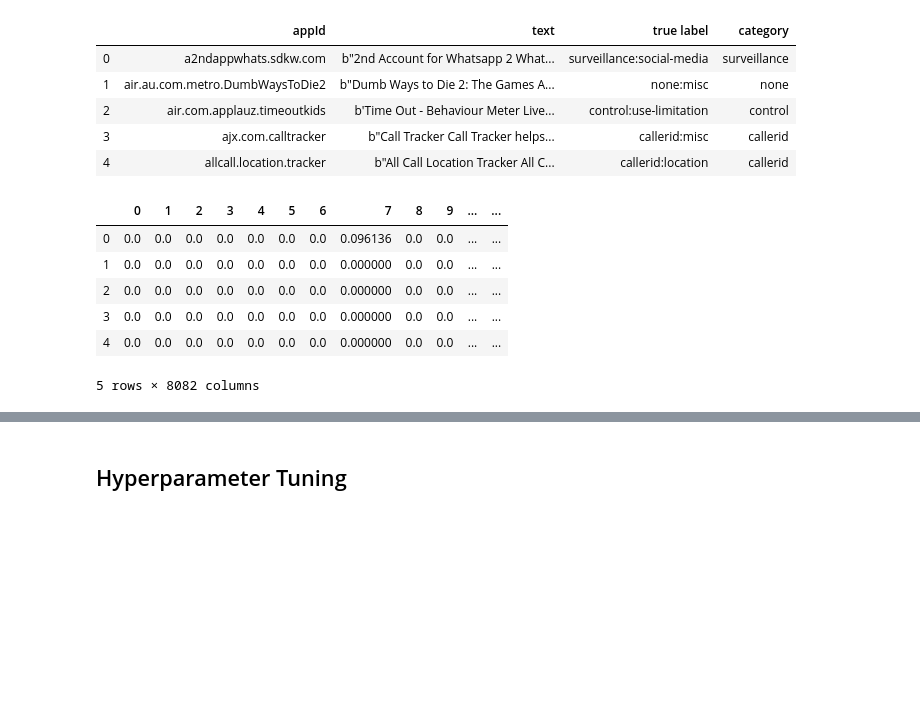
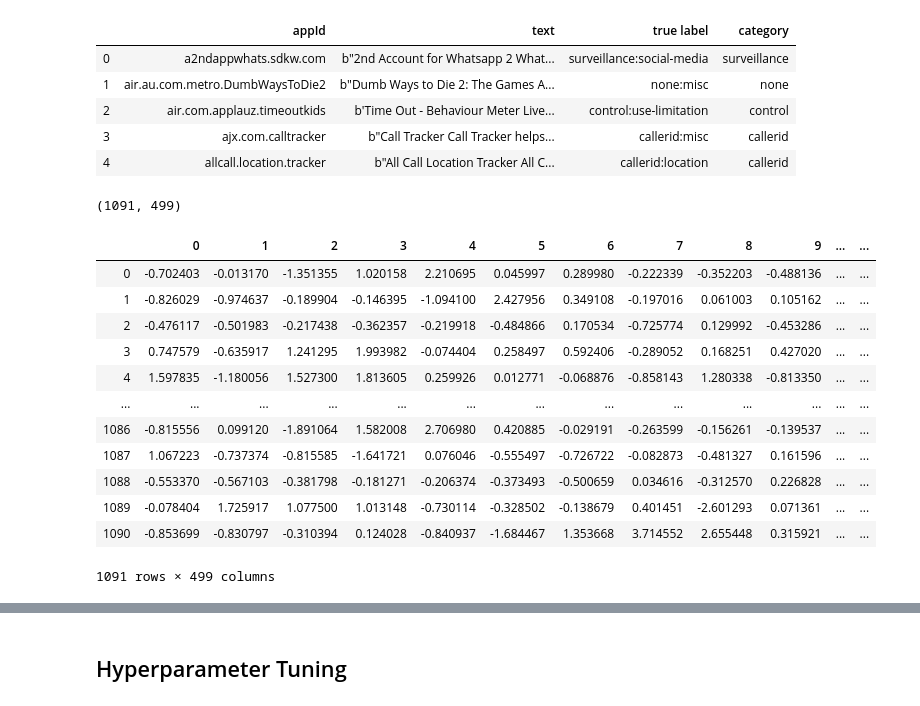
Before and after one commit to dni138/ML_IPV, a Jupyter notebook: Model_Experimentation_Apps.ipynb, the cells around one changed output, grey strips where cells are left out. Drawn from its saved outputs; the diff is of its cells as text; code cells hidden in the pictures; blank space fills up the shorter version.

Commit message:
More changes to include feature selection

```diff
--- a/Model_Experimentation_Apps.ipynb
+++ b/Model_Experimentation_Apps.ipynb
@@ -362,22 +400,39 @@ jaco = tfidf(stop_words = stopwords, min_df = 5)
 vocabulary = jaco.fit(data.text.values)
 all_labeled_data = vocabulary.transform(data.text.values)
 all_labeled_data = all_labeled_data.toarray()
+# %%
+selectK = SelectKBest(chi2, k = 500)
+selectK.fit(all_labeled_data, data.category)
+bestK_all = selectK.transform(all_labeled_data)
+pca = PCA(n_components = 'mle', whiten = True, svd_solver = 'full')
+pca.fit(bestK_all)
+pca_all = pca.transform(bestK_all)
+# %%
+pca_all.shape
+# %% [output]
+(1091, 499)
 # %%
-data = pd.concat([data, pd.DataFrame(all_labeled_data)], axis = 1)
+data = pd.concat([data, pd.DataFrame(pca_all)], axis = 1)
 # %%
 workable_data = data.drop(['appId', 'text', 'true label', 'category'], axis = 1)
 #workable_labels = label_binarize(data.category.values, classes = list(set(data.category.values)))
 workable_labels = data.category.values
 # %%
-workable_data.head()
+workable_data
 # %% [output]
 |  | 0 | 1 | 2 | 3 | 4 | 5 | 6 | 7 | 8 | 9 | ... | ... |
-| 0 | 0.0 | 0.0 | 0.0 | 0.0 | 0.0 | 0.0 | 0.0 | 0.096136 | 0.0 | 0.0 | ... | ... |
-| 1 | 0.0 | 0.0 | 0.0 | 0.0 | 0.0 | 0.0 | 0.0 | 0.000000 | 0.0 | 0.0 | ... | ... |
-| 2 | 0.0 | 0.0 | 0.0 | 0.0 | 0.0 | 0.0 | 0.0 | 0.000000 | 0.0 | 0.0 | ... | ... |
-| 3 | 0.0 | 0.0 | 0.0 | 0.0 | 0.0 | 0.0 | 0.0 | 0.000000 | 0.0 | 0.0 | ... | ... |
-| 4 | 0.0 | 0.0 | 0.0 | 0.0 | 0.0 | 0.0 | 0.0 | 0.000000 | 0.0 | 0.0 | ... | ... |
+| 0 | -0.702403 | -0.013170 | -1.351355 | 1.020158 | 2.210695 | 0.045997 | 0.289980 | -0.222339 | -0.352203 | -0.488136 | ... | ... |
+| 1 | -0.826029 | -0.974637 | -0.189904 | -0.146395 | -1.094100 | 2.427956 | 0.349108 | -0.197016 | 0.061003 | 0.105162 | ... | ... |
+| 2 | -0.476117 | -0.501983 | -0.217438 | -0.362357 | -0.219918 | -0.484866 | 0.170534 | -0.725774 | 0.129992 | -0.453286 | ... | ... |
+| 3 | 0.747579 | -0.635917 | 1.241295 | 1.993982 | -0.074404 | 0.258497 | 0.592406 | -0.289052 | 0.168251 | 0.427020 | ... | ... |
+| 4 | 1.597835 | -1.180056 | 1.527300 | 1.813605 | 0.259926 | 0.012771 | -0.068876 | -0.858143 | 1.280338 | -0.813350 | ... | ... |
+| ... | ... | ... | ... | ... | ... | ... | ... | ... | ... | ... | ... | ... |
+| 1086 | -0.815556 | 0.099120 | -1.891064 | 1.582008 | 2.706980 | 0.420885 | -0.029191 | -0.263599 | -0.156261 | -0.139537 | ... | ... |
+| 1087 | 1.067223 | -0.737374 | -0.815585 | -1.641721 | 0.076046 | -0.555497 | -0.726722 | -0.082873 | -0.481327 | 0.161596 | ... | ... |
+| 1088 | -0.553370 | -0.567103 | -0.381798 | -0.181271 | -0.206374 | -0.373493 | -0.500659 | 0.034616 | -0.312570 | 0.226828 | ... | ... |
+| 1089 | -0.078404 | 1.725917 | 1.077500 | 1.013148 | -0.730114 | -0.328502 | -0.138679 | 0.401451 | -2.601293 | 0.071361 | ... | ... |
+| 1090 | -0.853699 | -0.830797 | -0.310394 | 0.124028 | -0.840937 | -1.684467 | 1.353668 | 3.714552 | 2.655448 | 0.315921 | ... | ... |
-5 rows × 8082 columns
+1091 rows × 499 columns
 # %%
 lr = LogisticRegression(multi_class = 'multinomial', solver = 'lbfgs')
 rf = RandomForestClassifier(random_state = 28, n_estimators = 10, max_depth = 30)
```
Also changed, not shown: parts of 28 cells of this notebook.
